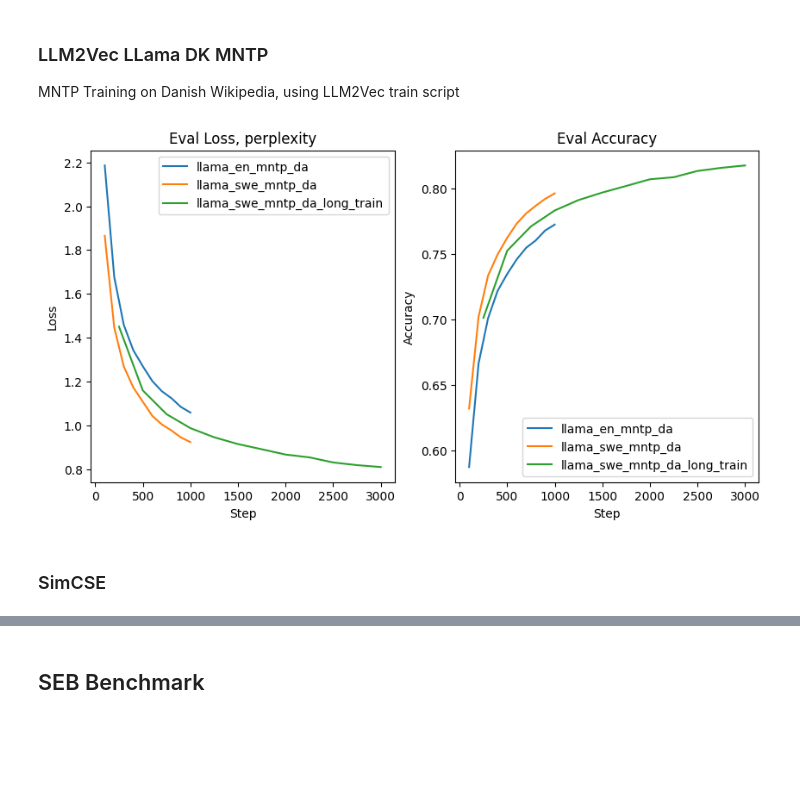
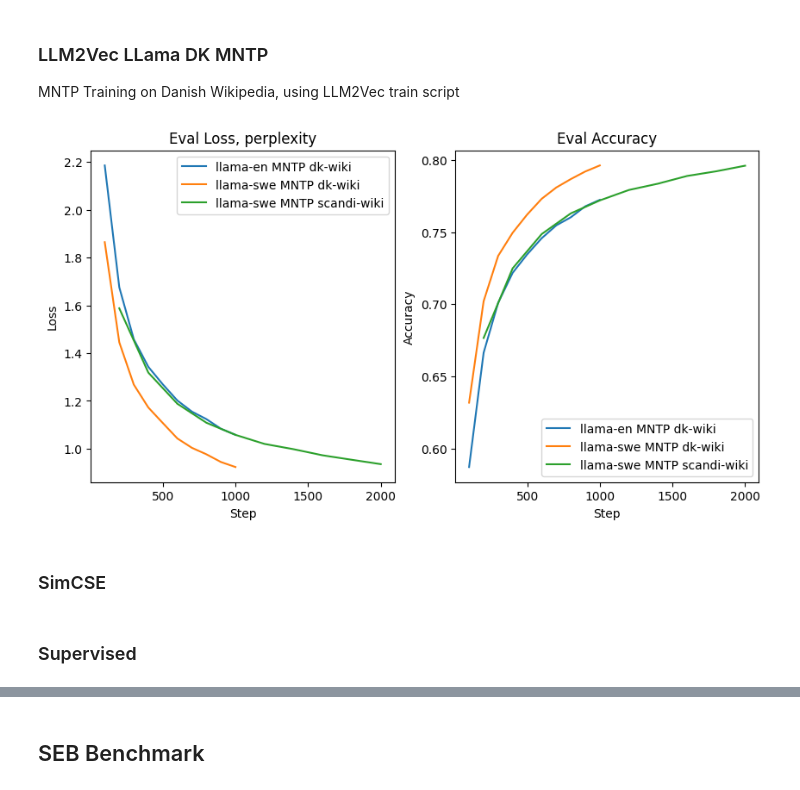
Before and after one commit to jalkestrup/dtu-deep-project, a Jupyter notebook: training_results/llm2vec_train_results.ipynb, the cells around one changed output, grey strips where cells are left out. Drawn from its saved outputs; the diff is of its cells as text; code cells hidden in the pictures; blank space fills up the shorter version.

```diff
--- a/training_results/llm2vec_train_results.ipynb
+++ b/training_results/llm2vec_train_results.ipynb
@@ -461,37 +613,49 @@ import matplotlib.pyplot as plt
 
 eval_loss_llama_en = [log['eval_loss'] for log in llama_en_mntp_da['log_history'] if 'eval_loss' in log]
 eval_accuracy_llama_en = [log['eval_accuracy'] for log in llama_en_mntp_da['log_history'] if 'eval_accuracy' in log]
+
+eval_loss_llama_swe = [log['eval_loss'] for log in llama_swe_mntp_da['log_history'] if 'eval_loss' in log]
+eval_accuracy_llama_swe = [log['eval_accuracy'] for log in llama_swe_mntp_da['log_history'] if 'eval_accuracy' in log]
+
+eval_loss_llama_swe_long_train = [log['eval_loss'] for log in llama_swe_mntp_da_long_train['log_history'] if 'eval_loss' in log]
+eval_accuracy_llama_swe_long_train = [log['eval_accuracy'] for log in llama_swe_mntp_da_long_train['log_history'] if 'eval_accuracy' in log]
+
+eval_loss_llama_swe_scandi = [log['eval_loss'] for log in llama_swe_mntp_scandi['log_history'] if 'eval_loss' in log]
+eval_accuracy_llama_swe_scandi = [log['eval_accuracy'] for log in llama_swe_mntp_scandi['log_history'] if 'eval_accuracy' in log]
+
 step = [log['step'] for log in llama_en_mntp_da['log_history'] if 'eval_accuracy' in log]
 step_long_train = [log['step'] for log in llama_swe_mntp_da_long_train['log_history'] if 'eval_accuracy' in log]
-eval_loss_llama_swe = [log['eval_loss'] for log in llama_swe_mntp_da['log_history'] if 'eval_loss' in log]
-eval_accuracy_llama_swe = [log['eval_accuracy'] for log in llama_swe_mntp_da['log_history'] if 'eval_accuracy' in log]
-eval_loss_llama_swe_long_train = [log['eval_loss'] for log in llama_swe_mntp_da_long_train['log_history'] if 'eval_loss' in log]
-eval_accuracy_llama_swe_long_train = [log['eval_accuracy'] for log in llama_swe_mntp_da_long_train['log_history'] if 'eval_accuracy' in log]
+step_scandi = [log['step'] for log in llama_swe_mntp_scandi['log_history'] if 'eval_accuracy' in log]
 # %%
 #Create a subplot with 2 plots horizontally
 # In the one plot add the eval_loss for llama_en_mntp_da and llama_swe_mntp_da
 # In the other plot add the eval_accuracy for llama_en_mntp_da and llama_swe_mntp_da
 fig, axs = plt.subplots(1, 2, figsize=(10, 5))
-axs[0].plot(step, eval_loss_llama_en, label='llama_en_mntp_da')
-axs[0].plot(step, eval_loss_llama_swe, label='llama_swe_mntp_da')
-axs[0].plot(step_long_train, eval_loss_llama_swe_long_train, label='llama_swe_mntp_da_long_train')
+
+axs[0].plot(step, eval_loss_llama_en, label='llama-en MNTP dk-wiki')
+axs[0].plot(step, eval_loss_llama_swe, label='llama-swe MNTP dk-wiki')
+#axs[0].plot(step_long_train, eval_loss_llama_swe_long_train, label='llama_swe_mntp_da_long_train')
+axs[0].plot(step_scandi, eval_loss_llama_swe_scandi, label='llama-swe MNTP scandi-wiki')
+
 axs[0].set_title('Eval Loss, perplexity')
 axs[0].set_xlabel('Step')
 axs[0].set_ylabel('Loss')
 
-axs[1].plot(step, eval_accuracy_llama_en, label='llama_en_mntp_da')
-axs[1].plot(step, eval_accuracy_llama_swe, label='llama_swe_mntp_da')
-axs[1].plot(step_long_train, eval_accuracy_llama_swe_long_train, label='llama_swe_mntp_da_long_train')
+axs[1].plot(step, eval_accuracy_llama_en, label='llama-en MNTP dk-wiki')
+axs[1].plot(step, eval_accuracy_llama_swe, label='llama-swe MNTP dk-wiki')
+#axs[1].plot(step_long_train, eval_accuracy_llama_swe_long_train, label='llama_swe_mntp_da_long_train')
+axs[1].plot(step_scandi, eval_accuracy_llama_swe_scandi, label='llama-swe MNTP scandi-wiki')
+
 axs[1].set_title('Eval Accuracy')
 axs[1].set_xlabel('Step')
 axs[1].set_ylabel('Accuracy')
 
 #Add legends
 axs[0].legend()
 axs[1].legend()
 plt.show()
 # %% [output]
-[figure, old version]
+[figure, new version]
 # %% [markdown]
 ### SimCSE
 # %%
@@ -658,0 +929,2 @@ llama_swe_mntp_simcse_da = {
+# %% [markdown]
+### Supervised
```
Also changed, not shown: parts of 19 cells of this notebook, 19 other files.
